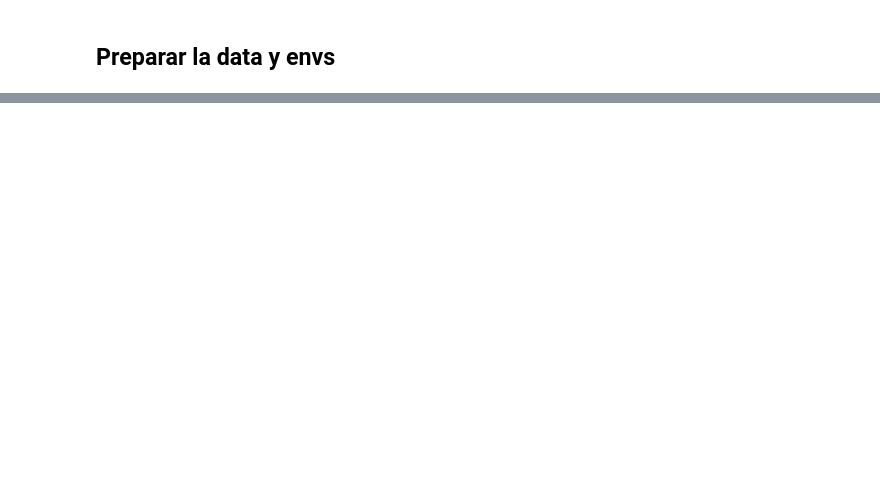
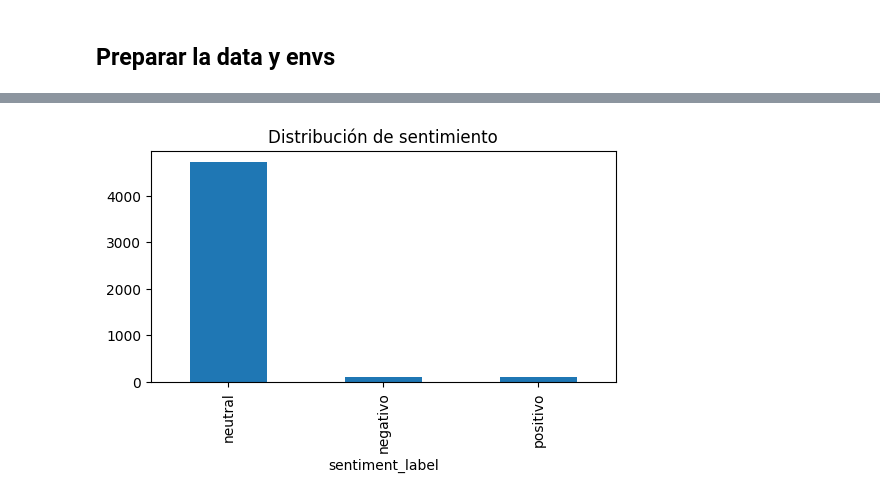
Before and after one commit to JavierC22153/Laboratorios_DataScience, a Jupyter notebook: Lab_6_Data_Science.ipynb, the cells around one changed output, grey strips where cells are left out. Saved outputs shown, nothing was run; the diff lists cells and outputs as text; code cells hidden in the pictures; blank space fills up the shorter version.

```diff
--- a/Lab_6_Data_Science.ipynb
+++ b/Lab_6_Data_Science.ipynb
@@ -317,0 +855,95 @@ def main(dataset_path: str):
+# %%
+CSV_FILE = "data/clean_tioberny_v3.csv"
+GEXF_FILE = "data/graph_tioberny_simple.gexf"
+USER_TARGET = "barevalodeleon"
+df = pd.read_csv(CSV_FILE)
+texts = df["raw_content"].fillna("").astype(str)
+try:
+    nlp = spacy.load("es_core_news_sm")
+    nlp.add_pipe("spacytextblob")
+    polarity = texts.apply(lambda t: nlp(t)._.polarity if t.strip()!="" else 0.0)
+    subjectivity = texts.apply(lambda t: nlp(t)._.subjectivity if t.strip()!="" else 0.0)
+except Exception:
+    try:
+        polarity = texts.apply(lambda t: TextBlob(t).sentiment.polarity if t.strip()!="" else 0.0)
+        subjectivity = texts.apply(lambda t: TextBlob(t).sentiment.subjectivity if t.strip()!="" else 0.0)
+    except Exception:
+        pos_lex = {"bien","bueno","excelente","feliz","contento","positivo","ganó","gracias","apoyo","favor"}
+        neg_lex = {"malo","mal","pésimo","odio","triste","negativo","perdió","pena","corrupto","odio"}
+        def lex_sent(t):
+            toks = re.findall(r"\w+", t.lower())
+            if not toks: return 0.0, 0.0
+            pos = sum(1 for w in toks if w in pos_lex)
+            neg = sum(1 for w in toks if w in neg_lex)
+            score = (pos - neg) / max(1, len(toks))
+            subj = (pos + neg) / max(1, len(toks))
+            return score, subj
+        res = texts.apply(lambda t: lex_sent(t))
+        polarity = res.apply(lambda x: x[0])
+        subjectivity = res.apply(lambda x: x[1])
+
+df["sentiment_polarity"] = polarity
+df["sentiment_subjectivity"] = subjectivity
+df["sentiment_label"] = df["sentiment_polarity"].apply(lambda v: "positivo" if v>0.05 else ("negativo" if v<-0.05 else "neutral"))
+display(pd.DataFrame(df["sentiment_label"].value_counts()).rename(columns={"sentiment_label":"count"}))
+plt.figure(figsize=(6,3))
+df["sentiment_label"].value_counts().plot(kind="bar")
+plt.title("Distribución de sentimiento")
+plt.show()
+
+stopwords = [] # Initialize as an empty list
+try:
+    nlp2 = spacy.load("es_core_news_sm")
+    stopwords = list(nlp2.Defaults.stop_words) # Convert set to list
+except:
+    stopwords = ["y","que","lo","la","e","de","no","el","a","los","en"] # Keep as list
+
+vectorizer = TfidfVectorizer(max_features=4000, stop_words=stopwords, ngram_range=(1,2))
+X = vectorizer.fit_transform(texts)
+n_topics = 6
+nmf = NMF(n_components=n_topics, random_state=42, init='random', solver='cd') # Specify solver and init
+W = nmf.fit_transform(X)
+H = nmf.components_
+terms = vectorizer.get_feature_names_out()
+topic_terms = []
+for i, comp in enumerate(H):
+    terms_idx = np.argsort(comp)[-15:][::-1]
+    topic_terms.append([terms[t] for t in terms_idx])
+df_topics = pd.DataFrame({"topic_id": list(range(len(topic_terms))), "top_terms": topic_terms})
+display(df_topics)
+
+user = USER_TARGET.lower().lstrip("@")
+df_user = df[df["username"].fillna("").astype(str).str.lower()==user]
+if df_user.shape[0] > 0:
+    X_user = vectorizer.transform(df_user["raw_content"].fillna("").astype(str))
+    W_user = nmf.transform(X_user)
+    user_topic_weights = W_user.sum(axis=0)
+    user_topic_rank = sorted(list(enumerate(user_topic_weights)), key=lambda x: x[1], reverse=True)
+    print("Usuario:", user)
+    for tid, val in user_topic_rank[:5]:
+        print(f"Tema {tid}: peso {val:.3f} ->", ", ".join(topic_terms[tid][:8]))
+else:
+    print("No se encontraron tweets para el usuario:", user)
+
+if os.path.exists(GEXF_FILE):
+    G = nx.read_gexf(GEXF_FILE)
+    ug = G.to_undirected()
+    communities = list(nx_comm.greedy_modularity_communities(ug))
+    comm_summary = []
+    for i, comm in enumerate(communities):
+        members = set(comm)
+        df_comm = df[df["username"].fillna("").astype(str).str.lower().isin(members)]
+        if df_comm.shape[0] == 0:
+            comm_summary.append((i, len(members), 0, []))
+            continue
+        Xc = vectorizer.transform(df_comm["raw_content"].fillna("").astype(str))
+        Wc = nmf.transform(Xc)
+        topic_weights = Wc.sum(axis=0)
+        top_topics = sorted(list(enumerate(topic_weights)), key=lambda x: x[1], reverse=True)[:3]
+        top_topics_readable = [(t, topic_terms[t][:6]) for t,_ in top_topics]
+        comm_summary.append((i, len(members), df_comm.shape[0], top_topics_readable))
+    df_comm_summary = pd.DataFrame(comm_summary, columns=["comm_id","n_members","n_tweets","top_topics"])
+    display(df_comm_summary.sort_values("n_members", ascending=False).head(10))
+else:
+    print("No hay grafo para relacionar comunidades con temas")
+# %% [output]
@@ -317,0 +955 @@ def main(dataset_path: str):
+[figure, added]
```
Also changed, not shown: parts of 21 cells of this notebook.
